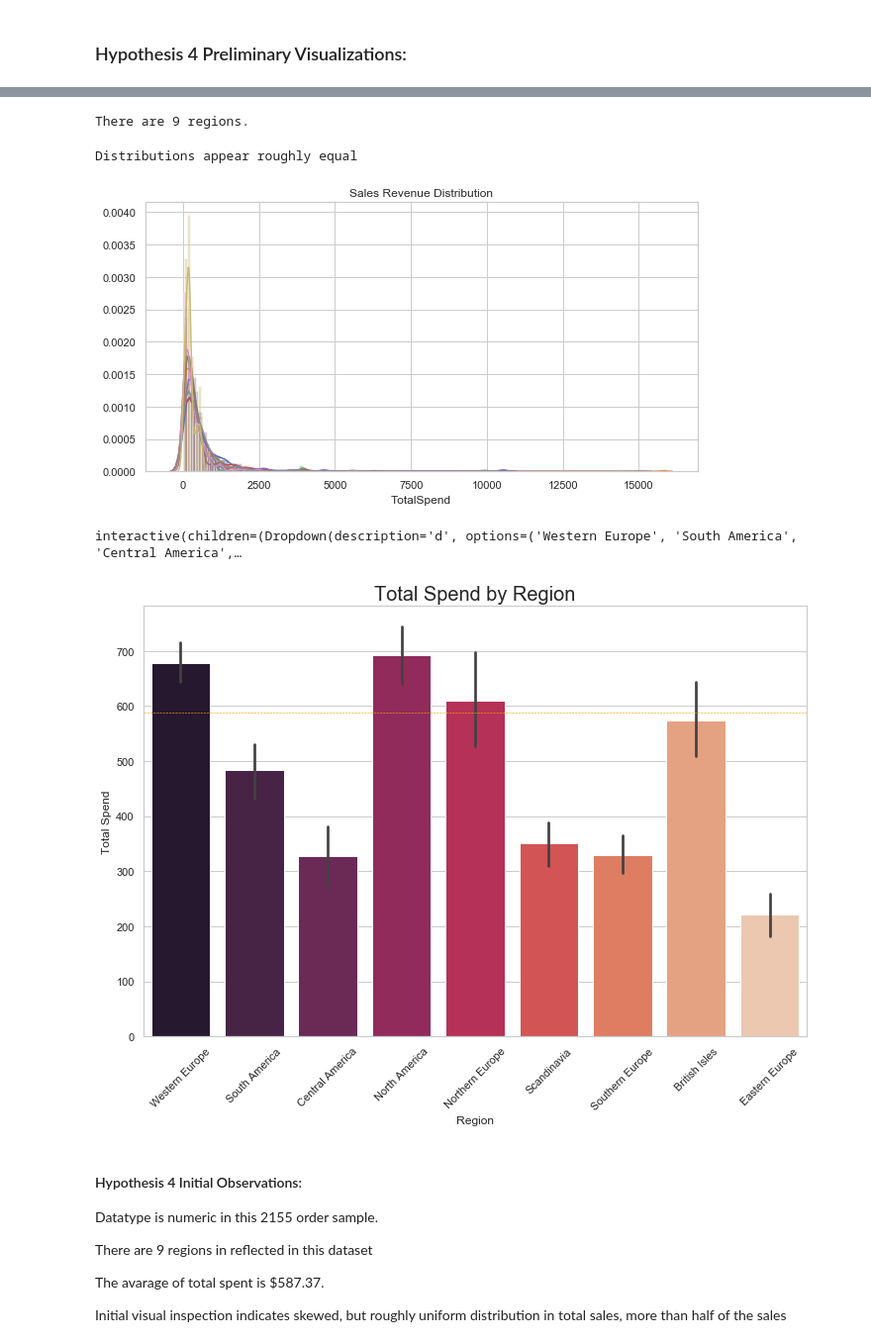
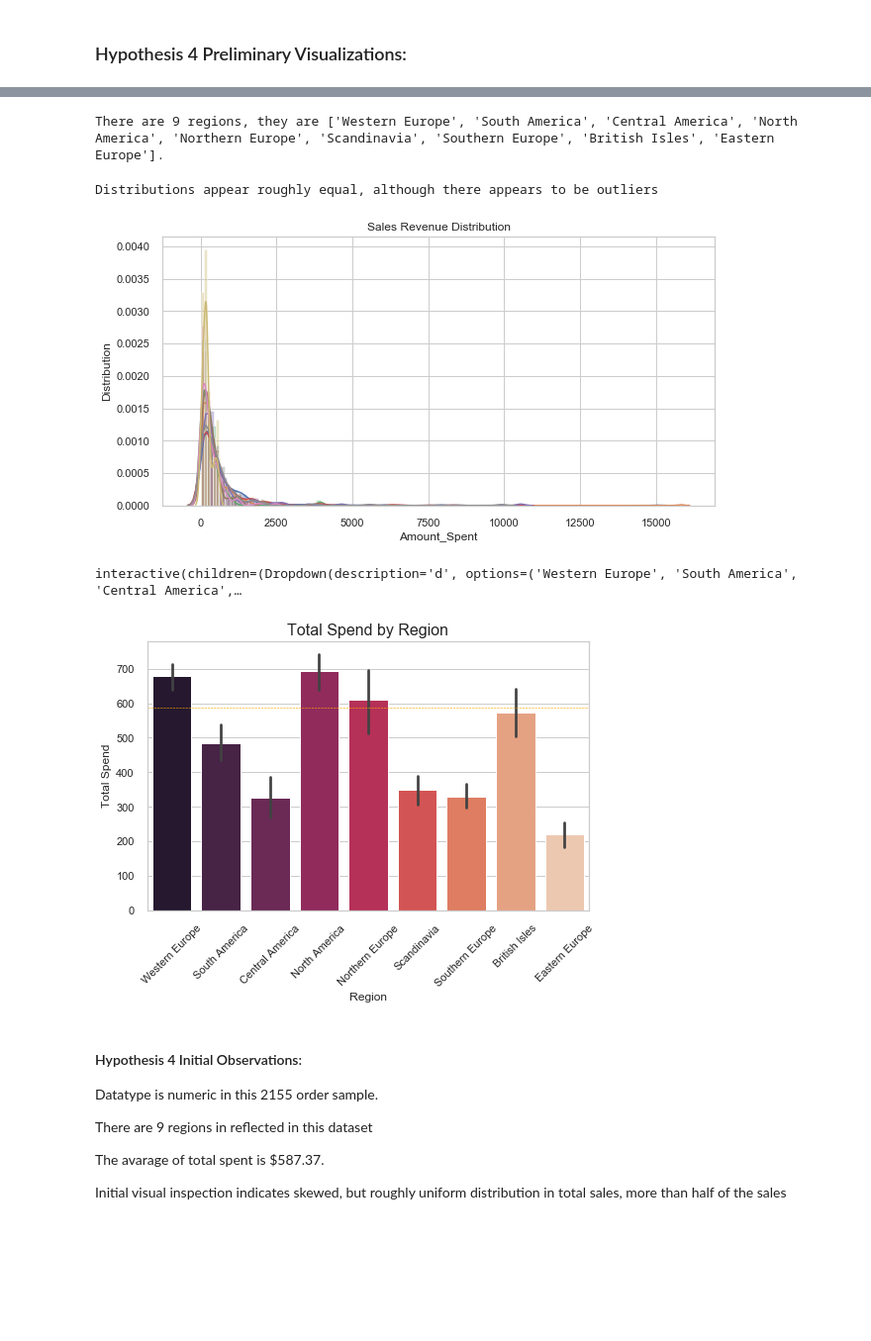
Before and after one commit to andiosika/hypothesis_testing_workflow_python, a Jupyter notebook: student.ipynb, the cells around one changed output, grey strips where cells are left out. Shown: that part at 99% size. Saved outputs shown, nothing was run; the diff lists cells and outputs as text; code cells hidden in the pictures; blank space fills up the shorter version.

```diff
--- a/student.ipynb
+++ b/student.ipynb
@@ -840,11 +818,15 @@ index
  'Beverages',
  'Seafood']
 # %%
+import matplotlib.ticker as ticker
+plt.style.use('seaborn')
 fig, ax = plt.subplots(figsize=(10,8))
-sns.barplot(data=cat_df, x=cat_df['data'], y=cat_df['group'],order=index, ci=68, palette='Wistia_r')
-plt.axvline(catav, linestyle='--', color='gray')
+sns.barplot(data=cat_df, x=round(cat_df['data']), y=cat_df['group'],order=index, ci=68, palette='Wistia_r')
+formatter = ticker.FormatStrFormatter('$%1.2f')
+ax.xaxis.set_major_formatter(formatter)
+plt.axvline(cat_df['data'].mean(), linestyle='--', color='gray')
 plt.ylabel('Category')
-plt.xlabel('Average Revenue Generated in US Dollars')
+plt.xlabel('Average Revenue Generated')
 plt.xticks(rotation=45)
-plt.title('Average Revenue Generated By Category', fontsize=20)
+plt.title('Average Revenue* Generated By Category', fontsize=20)
 # %% [output]
@@ -1495,15 +1395,16 @@ dfreg.head()
 | 3 | Western Europe | 10249 | 14 | 18.6 | 9 | 0.0 |
 | 4 | Western Europe | 10249 | 51 | 42.4 | 40 | 0.0 |
 # %%
-dfreg['TotalSpend'] = ((dfreg['UnitPrice'])*(1 - dfreg['Discount']))*dfreg['Quantity']
+dfreg['Amount_Spent'] = ((dfreg['UnitPrice'])*(1 - dfreg['Discount']))*dfreg['Quantity']
 # %% [markdown]
 ### Hypothesis 4 Preliminary Visualizations:
 # %%
 fig, ax = plt.subplots()
-spend_mu = dfreg['TotalSpend'].mean()
-sns.distplot(dfreg['TotalSpend'], ax=ax)
+spend_mu = dfreg['Amount_Spent'].mean()
+sns.distplot(dfreg['Amount_Spent'], ax=ax)
 plt.axvline(spend_mu, color='lightgreen')
 plt.title('Average Total Spend')
 print(f'The average total spend is ${round(spend_mu,2)}')
+print(f'The distribution indicates there may be outliers.')
 # %% [output]
 The average total spend is $587.37
@@ -1515,9 +1417,9 @@ for reg in dfreg['ShipRegion'].unique():
 # %%
 regions = list(dfreg['ShipRegion'].unique())
 regions
-print(f'There are {len(regions)} regions.')
+print(f'There are {len(regions)} regions, they are {regions}.')
 # %% [output]
-There are 9 regions.
+There are 9 regions, they are ['Western Europe', 'South America', 'Central America', 'North America', 'Northern Europe', 'Scandinavia', 'Southern Europe', 'British Isles', 'Eastern Europe'].
 # %%
 fig, ax = plt.subplots(figsize=(10,5))
 for k,v in regs.items():
@@ -1525,10 +1427,11 @@ for k,v in regs.items():
 
 
 plt.title('Sales Revenue Distribution')
-print('Distributions appear roughly equal')
+plt.ylabel('Distribution')
+print('Distributions appear roughly equal, although there appears to be outliers')
 # %% [output]
-Distributions appear roughly equal
+Distributions appear roughly equal, although there appears to be outliers
-[figure, old version]
+[figure, new version]
 # %%
 @interact
 def plt_discounts(d=regions):
@@ -1538,16 +1441,16 @@ def plt_discounts(d=regions):
 # %% [output]
 interactive(children=(Dropdown(description='d', options=('Western Europe', 'South America', 'Central America',…
 # %%
-fig, ax = plt.subplots(figsize=(12,8))
-sns.barplot(data=dfreg, x='ShipRegion', y='TotalSpend', ci=68, palette="rocket", ax=ax)
-plt.title('Total Spend by Region', fontsize=20)
+fig, ax = plt.subplots(figsize=(8,5))
+sns.barplot(data=dfreg, x='ShipRegion', y='Amount_Spent', ci=68, palette="rocket", ax=ax)
+plt.title('Total Spend by Region', fontsize=16)
 plt.axhline(spend_mu,linestyle="--", color='orange', linewidth=.6 )
 plt.xlabel('Region')
 plt.xticks(rotation=45)
 plt.ylabel('Total Spend')
 plt.show()
 # %% [output]
-[figure, old version]
+[figure, new version]
 # %% [markdown]
 #### Hypothesis 4 Initial Observations:
 Datatype is numeric in this 2155 order sample.
```
Also changed, not shown: parts of 69 cells of this notebook.
